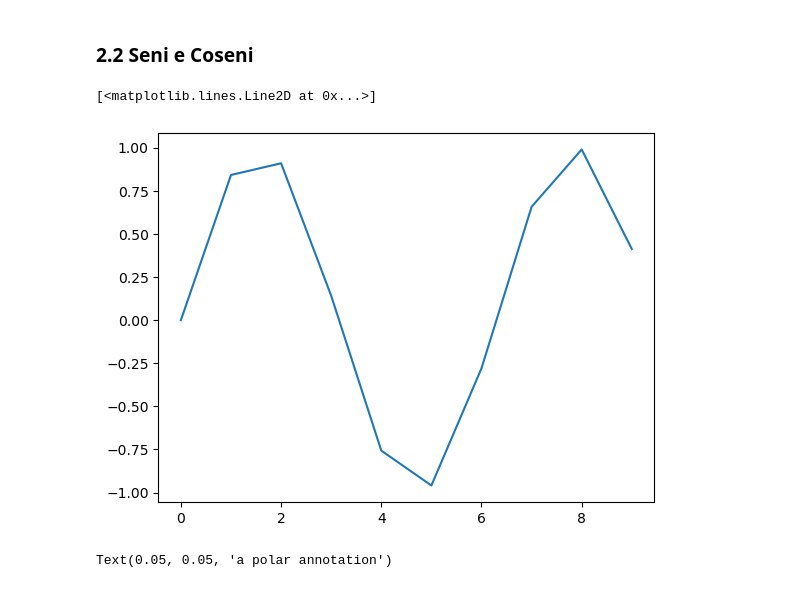
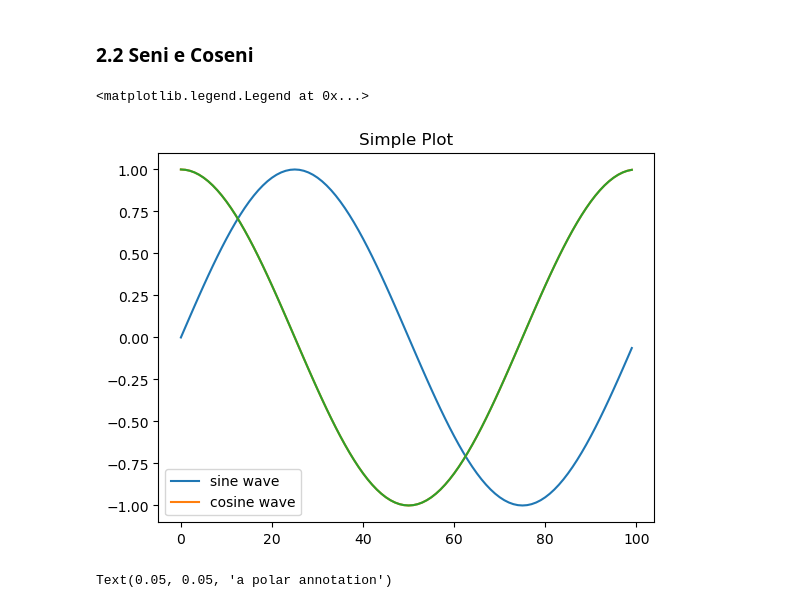
Before and after one commit to andreaagostini-teaching/cs1-dispense, a Jupyter notebook: notebooks/capitolo_2.ipynb, the cells around one changed output. Cells and saved outputs as stored; diff of their text form; code cells hidden in the pictures.

Commit message:
more figures

```diff
--- a/notebooks/capitolo_2.ipynb
+++ b/notebooks/capitolo_2.ipynb
@@ -15,6 +18,12 @@ matplotlib.rcParams.update({
     'text.usetex': True,
     'pgf.rcfonts': False,
 })
+# %%
+ciaccona = "/Users/maurizioberta/Documents/Max 8/Packages/MuBu For Max/media/ciaccona.aiff"
+guitar = "/Volumes/CrucialX8/Musica/Samples/Libraries/Orchidea/Guitar/ordinario/Gtr-ord-A#2-ff-5c-T11d.wav"
+
+ciaccon_data, sr = librosa.load(ciaccona)
+guitar_data, sr = librosa.load(guitar)
 # %% [markdown]
 # Capitolo 2 Frequenza
 # %% [markdown]
@@ -45,23 +54,35 @@ calculate_frequency(period)
 ### 2.2 Seni e Coseni
 # %%
 import math
-y = librosa.tone(2, duration= 1)
+y = librosa.tone(1, duration= 1, sr = 100)
+plt.clf()
 
-
-def sine(length):
-    ##però voglio tenere conto della frequenza di campionamento
-    wave = []
-    for i in range(length):
-        y = math.sin(i)
-        wave.append(y)
-    return wave
+# def sine(length):
+#     ##però voglio tenere conto della frequenza di campionamento
+#     wave = []
+#     for i in range(length):
+#         y = math.sin(i)
+#         wave.append(y)
+#     return wave
 
 #def cosine():
 
-plt.plot(sine(10))
+plt.plot(y, label='sine wave')
+
+y = librosa.tone(1, duration= 1, phi= 0, sr = 100)
+
+plt.plot(y, label='cosine wave')
+
+
+plt.plot(y)
+
+# plt.xlabel('x label')
+# plt.ylabel('y label')
+plt.title("Simple Plot")
+plt.legend()
 # %% [output]
-[<matplotlib.lines.Line2D at 0x...>]
+<matplotlib.legend.Legend at 0x...>
-[figure, old version]
+[figure, new version]
 # %%
 fig = plt.figure()
 ax = fig.add_subplot(projection='polar')
```
Also changed, not shown: parts of 9 cells of this notebook, 15 other files.
